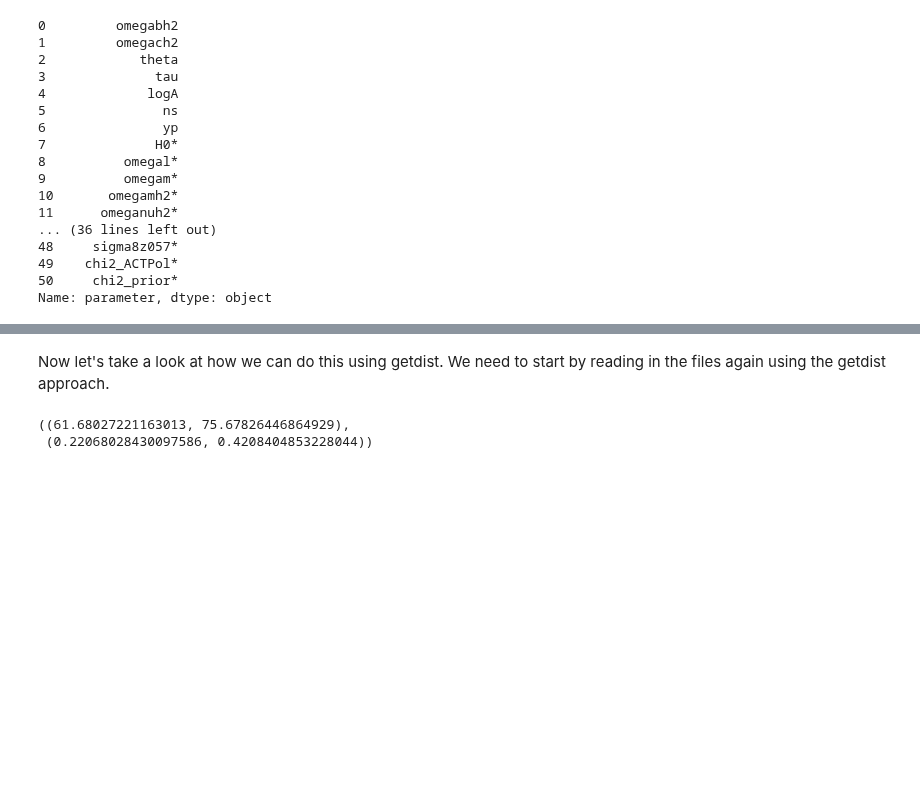
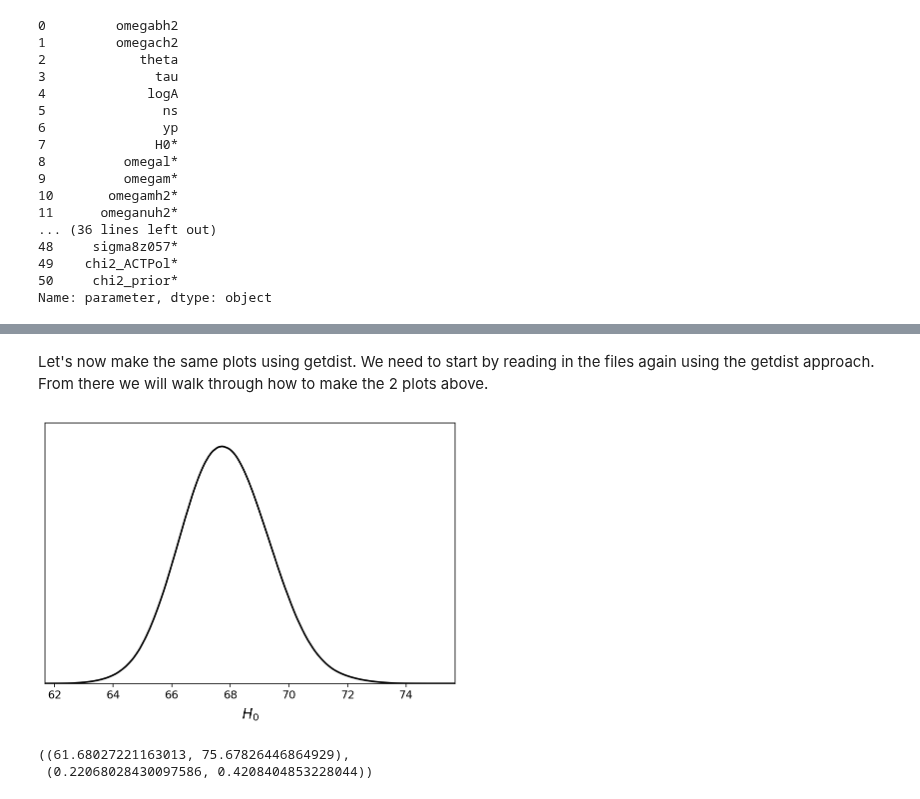
Before and after one commit to ACTCollaboration/DR4_DR5_Notebooks, a Jupyter notebook: Notebooks/Section_10_ACT_likelihood.ipynb, the cells around one changed output, grey strips where cells are left out. Saved outputs shown, nothing was run; the diff lists cells and outputs as text; code cells hidden in the pictures; blank space fills up the shorter version.

```diff
--- a/Notebooks/Section_10_ACT_likelihood.ipynb
+++ b/Notebooks/Section_10_ACT_likelihood.ipynb
@@ -183,3 +195,15 @@ Text(0.5, 0, 'H0')
 # %% [markdown]
-Now let's take a look at how we can do this using getdist.  We need to start by reading in the files again using the getdist approach.
+Let's now make the same plots using getdist.  We need to start by reading in the files again using the getdist approach.  From there we will walk through how to make the 2 plots above.
+# %%
+from getdist import loadMCSamples, plots
+
+# Read in the samples
+samples = loadMCSamples( path + 'ACTPol_lcdm', path + "ACTPol_lcdm_1.txt")
+
+# Let's again start with the 1D version
+g =plots.get_single_plotter()
+g.plot_1d(samples, 'H0', marker_color='k')
+plt.show()
+# %% [output]
+[figure, added]
 # %%
```
Also changed, not shown: parts of 5 cells of this notebook, 3 other files.
